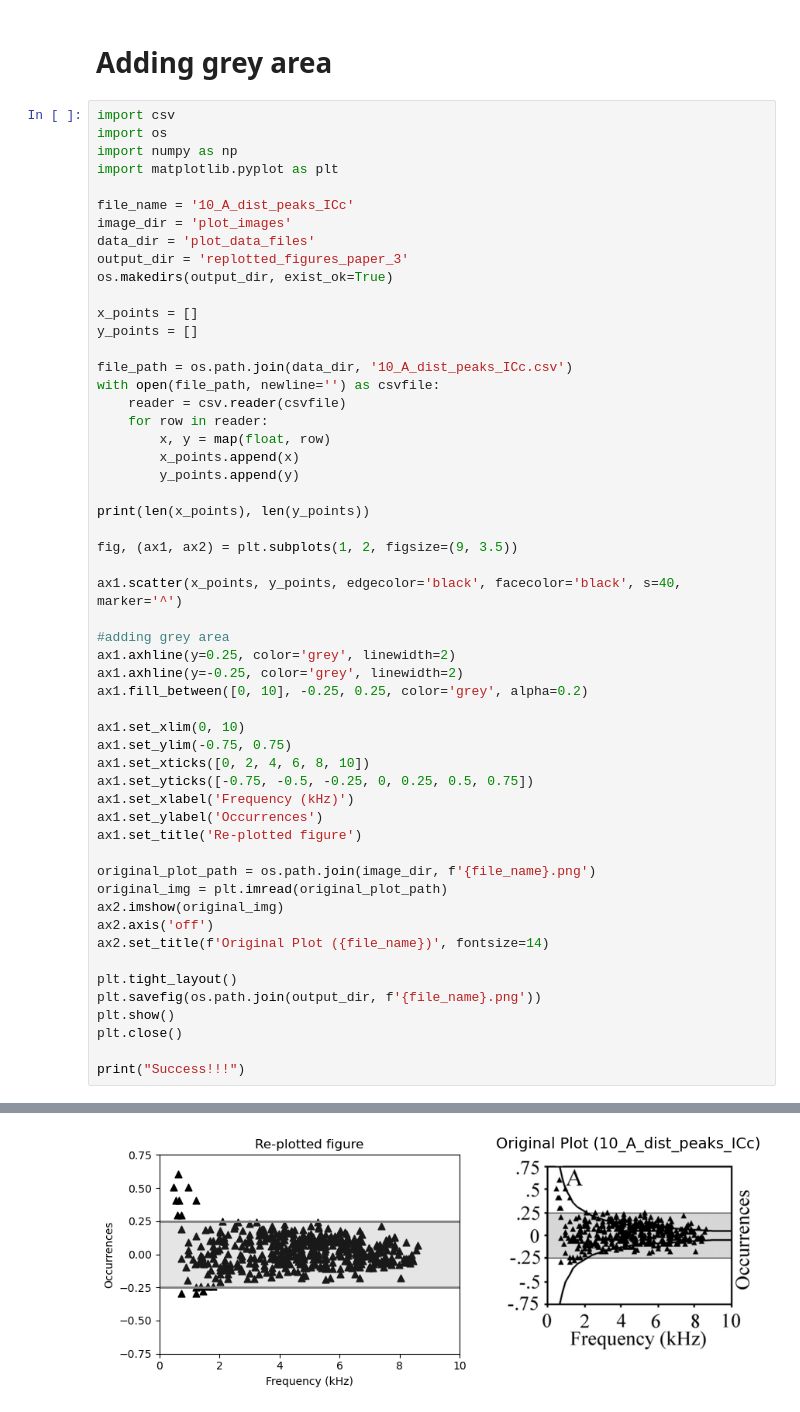
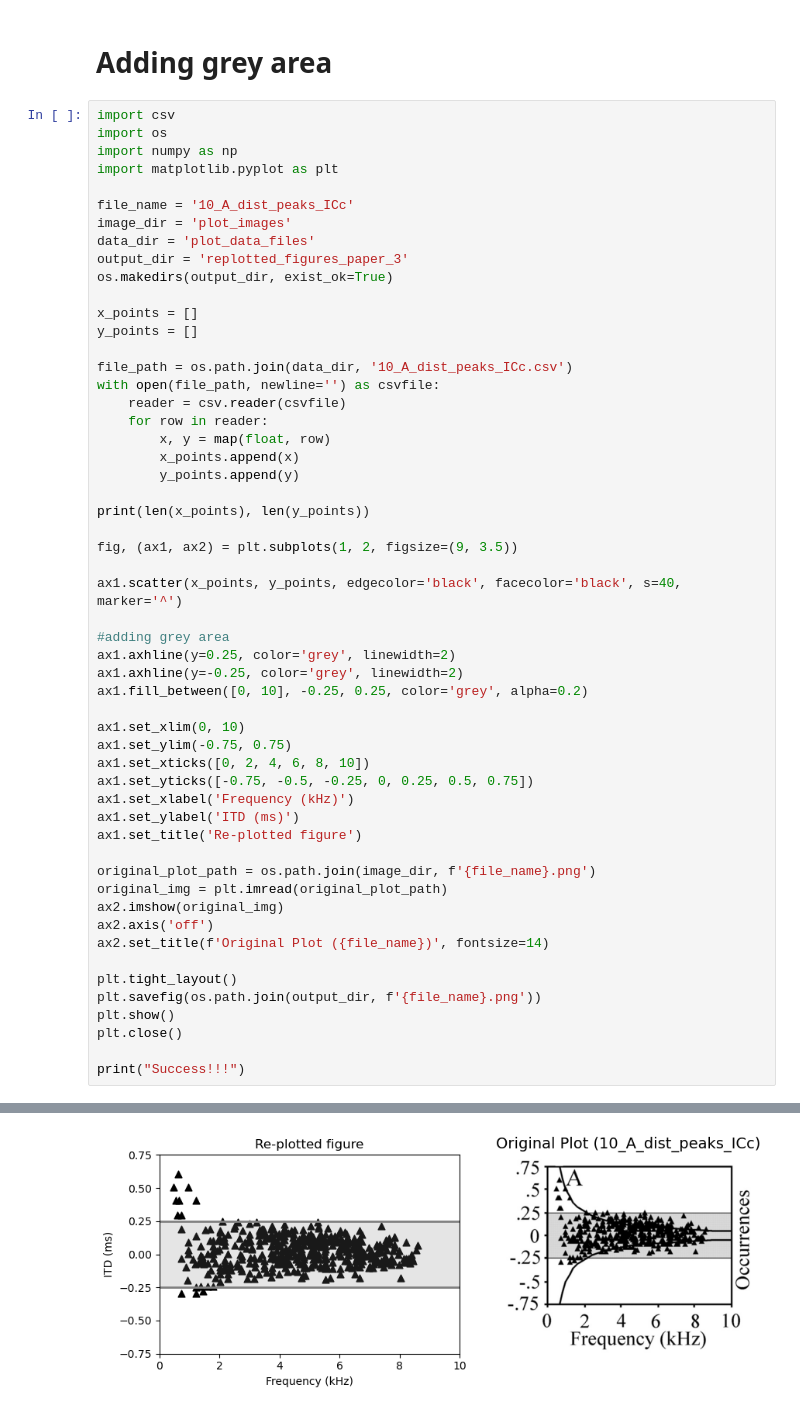
Before and after one commit to Ruqhaiya/Plot-Data-Extraction-Toolkit, a Jupyter notebook: re-plotting-paper_3.ipynb, the cells around one changed output, grey strips where cells are left out. Cells and saved outputs as stored; diff of their text form.

```diff
--- a/re-plotting-paper_3.ipynb
+++ b/re-plotting-paper_3.ipynb
@@ -81,33 +79,33 @@ print(len(x_points), len(y_points))
 fig, (ax1, ax2) = plt.subplots(1, 2, figsize=(9, 3.5))
 
 ax1.scatter(x_points, y_points, edgecolor='black', facecolor='black', s=40, marker='^')
 
 #adding grey area
 ax1.axhline(y=0.25, color='grey', linewidth=2)
 ax1.axhline(y=-0.25, color='grey', linewidth=2)
 ax1.fill_between([0, 10], -0.25, 0.25, color='grey', alpha=0.2)
 
 ax1.set_xlim(0, 10)
 ax1.set_ylim(-0.75, 0.75)
 ax1.set_xticks([0, 2, 4, 6, 8, 10])
 ax1.set_yticks([-0.75, -0.5, -0.25, 0, 0.25, 0.5, 0.75])
 ax1.set_xlabel('Frequency (kHz)')
-ax1.set_ylabel('Occurrences')
+ax1.set_ylabel('ITD (ms)')
 ax1.set_title('Re-plotted figure')
 
 original_plot_path = os.path.join(image_dir, f'{file_name}.png')
 original_img = plt.imread(original_plot_path)
 ax2.imshow(original_img)
 ax2.axis('off')
 ax2.set_title(f'Original Plot ({file_name})', fontsize=14)
 
 plt.tight_layout()
 plt.savefig(os.path.join(output_dir, f'{file_name}.png'))
 plt.show()
 plt.close()
 
 print("Success!!!")
 # %% [output]
 400 400
-[figure, old version]
+[figure, new version]
 Success!!!
```
Also changed, not shown: parts of 1 cell of this notebook, 1 other file.
